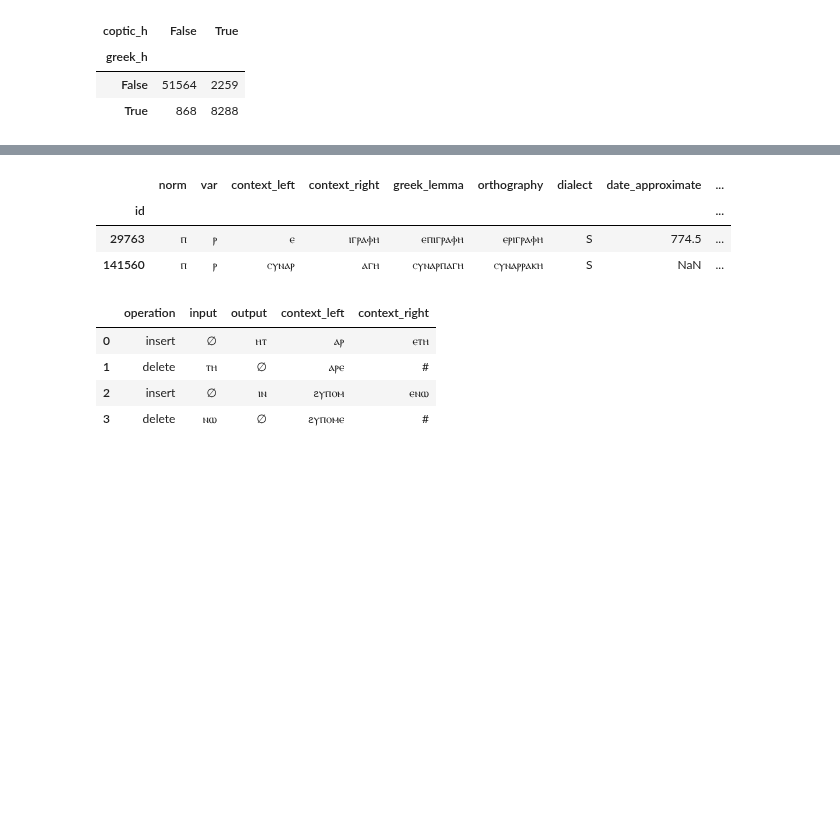
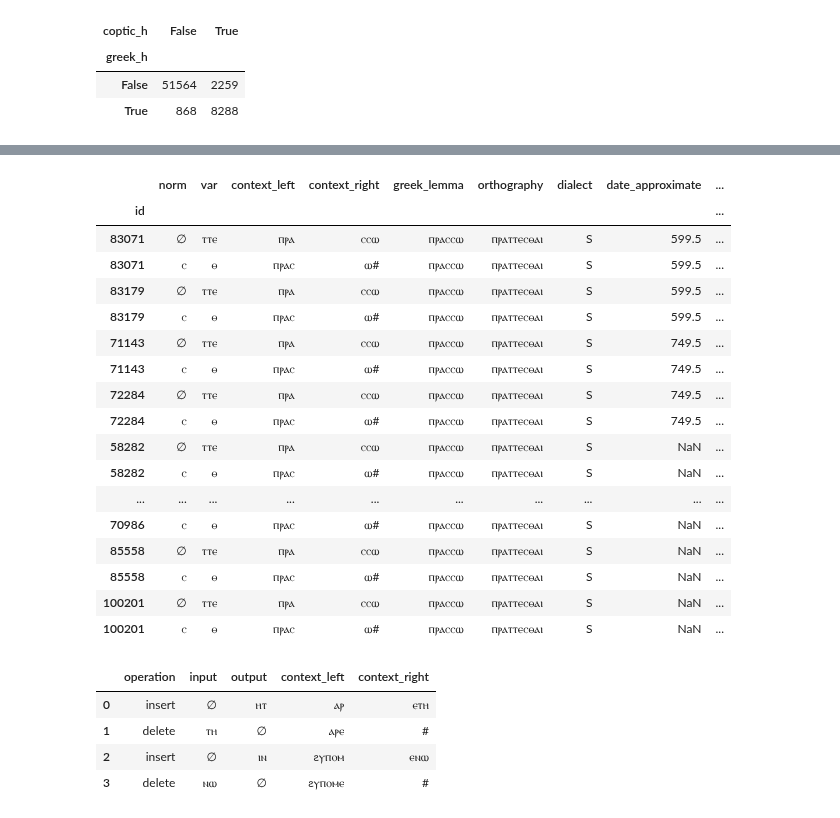
Before and after one commit to kmein/greek-coptic, a Jupyter notebook: greek-coptic.ipynb, the cells around one changed output, grey strips where cells are left out. Saved outputs shown, nothing was run; the diff lists cells and outputs as text; code cells hidden in the pictures; blank space fills up the shorter version.

```diff
--- a/greek-coptic.ipynb
+++ b/greek-coptic.ipynb
@@ -1078,10 +1091,24 @@ pd.crosstab(vocalic_initial["greek_h"], vocalic_initial["coptic_h"])
 # %%
-df_diff[(df_diff["norm"] == "ⲡ") & (df_diff["var"] == "ⲣ")]
+df_diff[(df_diff["greek_lemma"] == "ⲡⲣⲁⲥⲥⲱ") & (df_diff["orthography"] == "ⲡⲣⲁⲧⲧⲉⲥⲑⲁⲓ")]
 # %% [output]
 |  | norm | var | context_left | context_right | greek_lemma | orthography | dialect | date_approximate | ... |
 | id |  |  |  |  |  |  |  |  | ... |
-| 29763 | ⲡ | ⲣ | ⲉ | ⲓⲅⲣⲁⲫⲏ | ⲉⲡⲓⲅⲣⲁⲫⲏ | ⲉⲣⲓⲅⲣⲁⲫⲏ | S | 774.5 | ... |
-| 141560 | ⲡ | ⲣ | ⲥⲩⲛⲁⲣ | ⲁⲅⲏ | ⲥⲩⲛⲁⲣⲡⲁⲅⲏ | ⲥⲩⲛⲁⲣⲣⲁⲕⲏ | S | NaN | ... |
+| 83071 | ∅ | ⲧⲧⲉ | ⲡⲣⲁ | ⲥⲥⲱ | ⲡⲣⲁⲥⲥⲱ | ⲡⲣⲁⲧⲧⲉⲥⲑⲁⲓ | S | 599.5 | ... |
+| 83071 | ⲥ | ⲑ | ⲡⲣⲁⲥ | ⲱ# | ⲡⲣⲁⲥⲥⲱ | ⲡⲣⲁⲧⲧⲉⲥⲑⲁⲓ | S | 599.5 | ... |
+| 83179 | ∅ | ⲧⲧⲉ | ⲡⲣⲁ | ⲥⲥⲱ | ⲡⲣⲁⲥⲥⲱ | ⲡⲣⲁⲧⲧⲉⲥⲑⲁⲓ | S | 599.5 | ... |
+| 83179 | ⲥ | ⲑ | ⲡⲣⲁⲥ | ⲱ# | ⲡⲣⲁⲥⲥⲱ | ⲡⲣⲁⲧⲧⲉⲥⲑⲁⲓ | S | 599.5 | ... |
+| 71143 | ∅ | ⲧⲧⲉ | ⲡⲣⲁ | ⲥⲥⲱ | ⲡⲣⲁⲥⲥⲱ | ⲡⲣⲁⲧⲧⲉⲥⲑⲁⲓ | S | 749.5 | ... |
+| 71143 | ⲥ | ⲑ | ⲡⲣⲁⲥ | ⲱ# | ⲡⲣⲁⲥⲥⲱ | ⲡⲣⲁⲧⲧⲉⲥⲑⲁⲓ | S | 749.5 | ... |
+| 72284 | ∅ | ⲧⲧⲉ | ⲡⲣⲁ | ⲥⲥⲱ | ⲡⲣⲁⲥⲥⲱ | ⲡⲣⲁⲧⲧⲉⲥⲑⲁⲓ | S | 749.5 | ... |
+| 72284 | ⲥ | ⲑ | ⲡⲣⲁⲥ | ⲱ# | ⲡⲣⲁⲥⲥⲱ | ⲡⲣⲁⲧⲧⲉⲥⲑⲁⲓ | S | 749.5 | ... |
+| 58282 | ∅ | ⲧⲧⲉ | ⲡⲣⲁ | ⲥⲥⲱ | ⲡⲣⲁⲥⲥⲱ | ⲡⲣⲁⲧⲧⲉⲥⲑⲁⲓ | S | NaN | ... |
+| 58282 | ⲥ | ⲑ | ⲡⲣⲁⲥ | ⲱ# | ⲡⲣⲁⲥⲥⲱ | ⲡⲣⲁⲧⲧⲉⲥⲑⲁⲓ | S | NaN | ... |
+| ... | ... | ... | ... | ... | ... | ... | ... | ... | ... |
+| 70986 | ⲥ | ⲑ | ⲡⲣⲁⲥ | ⲱ# | ⲡⲣⲁⲥⲥⲱ | ⲡⲣⲁⲧⲧⲉⲥⲑⲁⲓ | S | NaN | ... |
+| 85558 | ∅ | ⲧⲧⲉ | ⲡⲣⲁ | ⲥⲥⲱ | ⲡⲣⲁⲥⲥⲱ | ⲡⲣⲁⲧⲧⲉⲥⲑⲁⲓ | S | NaN | ... |
+| 85558 | ⲥ | ⲑ | ⲡⲣⲁⲥ | ⲱ# | ⲡⲣⲁⲥⲥⲱ | ⲡⲣⲁⲧⲧⲉⲥⲑⲁⲓ | S | NaN | ... |
+| 100201 | ∅ | ⲧⲧⲉ | ⲡⲣⲁ | ⲥⲥⲱ | ⲡⲣⲁⲥⲥⲱ | ⲡⲣⲁⲧⲧⲉⲥⲑⲁⲓ | S | NaN | ... |
+| 100201 | ⲥ | ⲑ | ⲡⲣⲁⲥ | ⲱ# | ⲡⲣⲁⲥⲥⲱ | ⲡⲣⲁⲧⲧⲉⲥⲑⲁⲓ | S | NaN | ... |
 # %%
 pd.DataFrame(
     list(get_required_edits("ⲁⲣⲉⲧⲏ", "ⲁⲣⲏⲧⲉ"))
```
Also changed, not shown: parts of 6 cells of this notebook, 1 other file.
